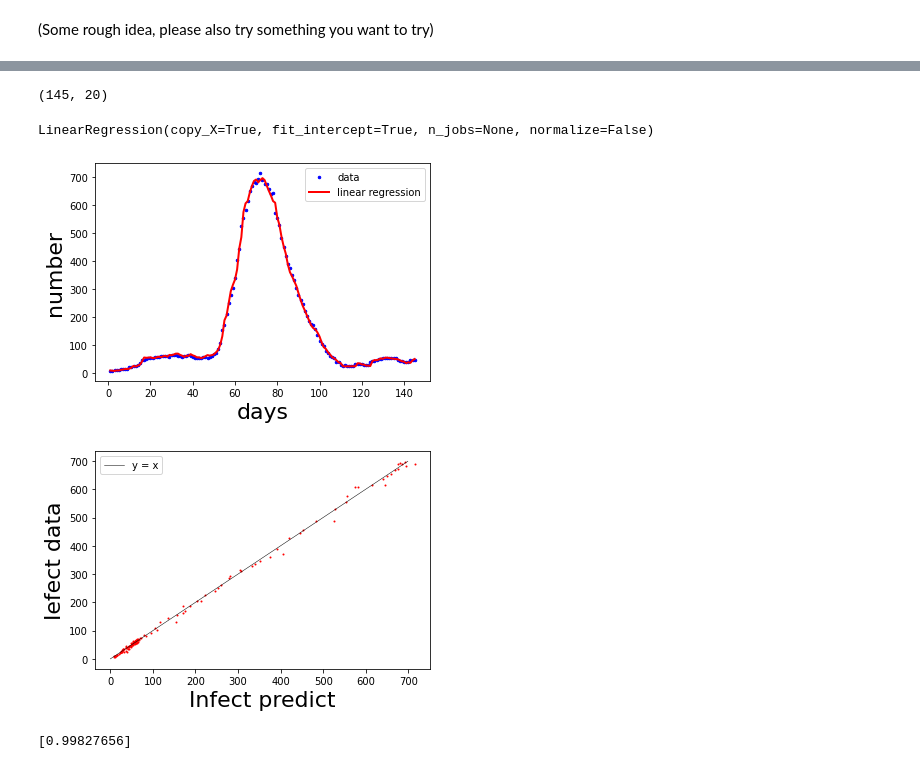
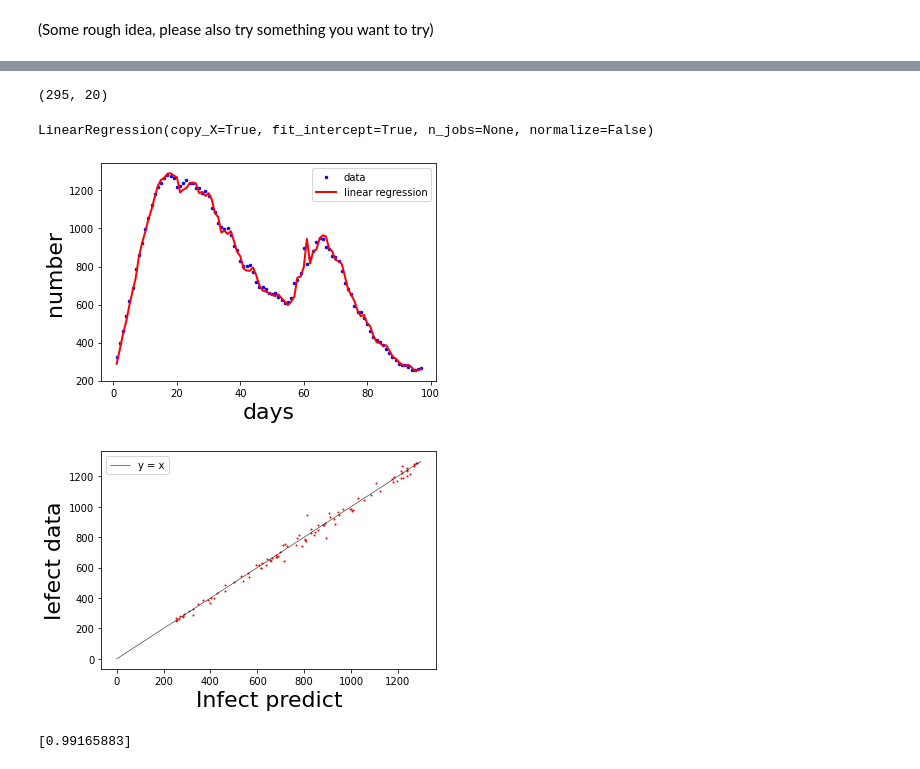
Before and after one commit to YuLiuPotato/AP40012_project, a Jupyter notebook: AP40012_project.ipynb, the cells around one changed output, grey strips where cells are left out. Cells and saved outputs as stored; diff of their text form; code cells hidden in the pictures.

```diff
--- a/AP40012_project.ipynb
+++ b/AP40012_project.ipynb
@@ -98,5 +114,6 @@ generateCsv(HK,'HK_new',5)
 # %%
 df = pd.read_csv('HK_new.csv')
+df_test = pd.read_csv('HK_new_test.csv')
 df.info()
 # %% [output]
 <class 'pandas.core.frame.DataFrame'>
@@ -127,8 +138,13 @@ infectant_df = pd.DataFrame( df ,columns = ['Infected'])
 confirm_df = pd.DataFrame( df ,columns = ['Confirmed'])
 death_df = pd.DataFrame( df ,columns = ['Deaths'])
 recover_df = pd.DataFrame( df ,columns = ['Recovered'])
+infectant_df_test = pd.DataFrame( df_test ,columns = ['Infected'])
+
 infectant_ar = np.c_[infectant_df]
 confirm_ar = np.c_[confirm_df]
 death_ar = np.c_[death_df]
 recover_ar = np.c_[recover_df]
+infectant_ar_test = np.c_[infectant_df_test]
+
 days = np.array(range(1,np.size(confirm_ar)+1))
+days_test = np.array(range(1,np.size(infectant_ar_test)+1))
@@ -149,33 +163,34 @@ plt.show()
 # %%
 X = np.array(df.iloc[:,list(range(20))])
+X_test = np.array(df_test.iloc[:,list(range(20))])
 print(X.shape)
 # %% [output]
-(145, 20)
+(295, 20)
 # %%
 model = LinearRegression()
 model.fit(X,infectant_ar)
 # %% [output]
 LinearRegression(copy_X=True, fit_intercept=True, n_jobs=None, normalize=False)
 # %%
-y_predict = model.predict(X)
+y_predict = model.predict(X_test)
 # %%
-plt.plot(days,infectant_ar,marker='.',lw=0,c='b',ms=5,label='data')
-plt.plot(days,y_predict,marker='o',ms=0,lw=2,color='r',label='linear regression')
+plt.plot(days_test,infectant_ar_test,marker='.',lw=0,c='b',ms=5,label='data')
+plt.plot(days_test,y_predict,marker='o',ms=0,lw=2,color='r',label='linear regression')
 plt.xlabel('days',fontsize=22)
 plt.ylabel('number',fontsize=22)
 plt.legend()
 plt.show()
 # %% [output]
-[figure, old version]
+[figure, new version]
 # %%
-plt.plot(infectant_ar,y_predict,marker='.',color='r',lw=0.0,ms=2.0)
-plt.plot(range(700),range(700),color='k',lw=0.5,label='y = x')
+plt.plot(infectant_ar_test,y_predict,marker='.',color='r',lw=0.0,ms=2.0)
+plt.plot(range(1300),range(1300),color='k',lw=0.5,label='y = x')
 plt.xlabel('Infect predict',fontsize=22)
 plt.ylabel('Iefect data',fontsize=22)
 plt.legend()
 plt.show()
 # %% [output]
-[figure, old version]
+[figure, new version]
 # %%
 def r2(y,Y):
   m = len(y)
@@ -186,6 +201,6 @@ def r2(y,Y):
     ss_res += (y[i]-Y[i])**2
     ss_tot += (y[i]-mu)**2
   return 1-ss_res/ss_tot
-print((r2(infectant_ar,y_predict)))
+print((r2(infectant_ar_test,y_predict)))
 # %% [output]
-[0.99827656]
+[0.99165883]
```
Also changed, not shown: parts of 9 cells of this notebook.
